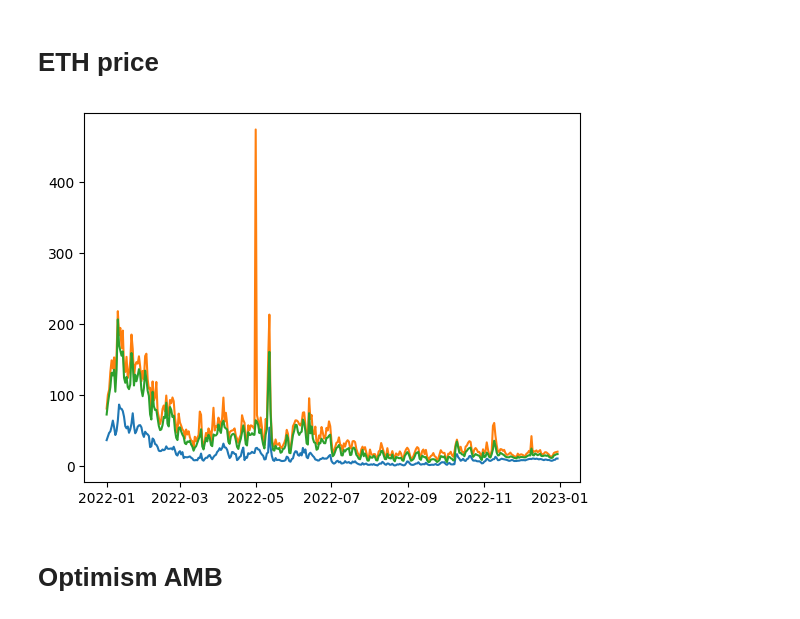
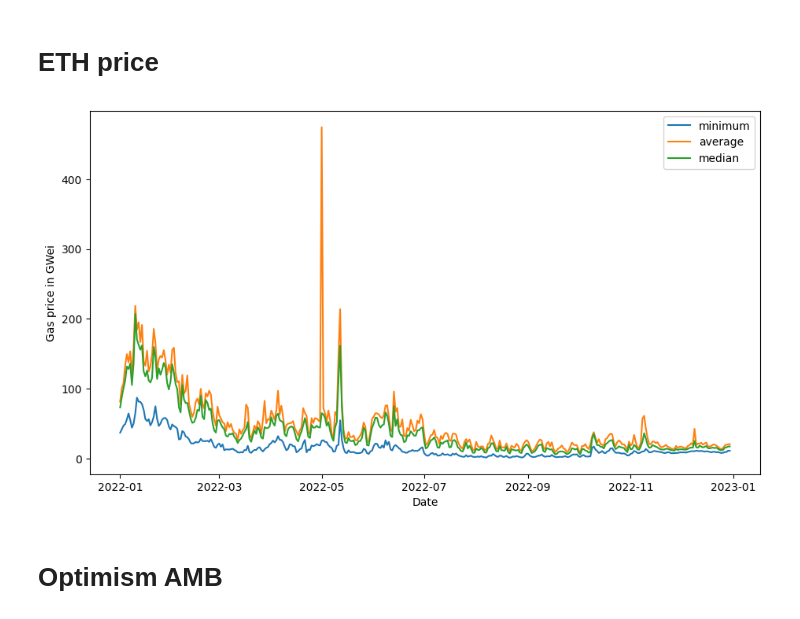
Before and after one commit to denes710/rollup-bridge-measurements, a Jupyter notebook: figures.ipynb, the cells around one changed output. Drawn from its saved outputs; the diff is of its cells as text; code cells hidden in the pictures.

```diff
--- a/figures.ipynb
+++ b/figures.ipynb
@@ -11,22 +11,27 @@ from scipy.interpolate import CubicSpline
 # %%
 # eth price in 2022
 f = open("results/eth_price_2022.json", "r")
 data = json.load(f)
 date = []
 avg_price = []
 med_price = []
 min_price = []
 for row in data['data']['get_execution']['execution_succeeded']['data'] :
     date.append(parser.parse(row['time']))
     avg_price.append(row['avg_gas_price'])
     med_price.append(row['median_gas_price'])
     min_price.append(row['min_gas_price'])
-plt.plot(date, min_price)
-plt.plot(date, avg_price)
-plt.plot(date, med_price)
+
+plt.figure(figsize=(11,6))
+plt.plot(date, min_price, label="minimum")
+plt.plot(date, avg_price, label="average")
+plt.plot(date, med_price, label="median")
+plt.legend(loc='upper right')
+plt.xlabel("Date")
+plt.ylabel("Gas price in GWei")
 plt.show()
 # %% [output]
-[figure, old version]
+[figure, new version]
 # %% [markdown]
 # Optimism AMB
 # %%
```
Also changed, not shown: parts of 46 cells of this notebook, 16 other files.
